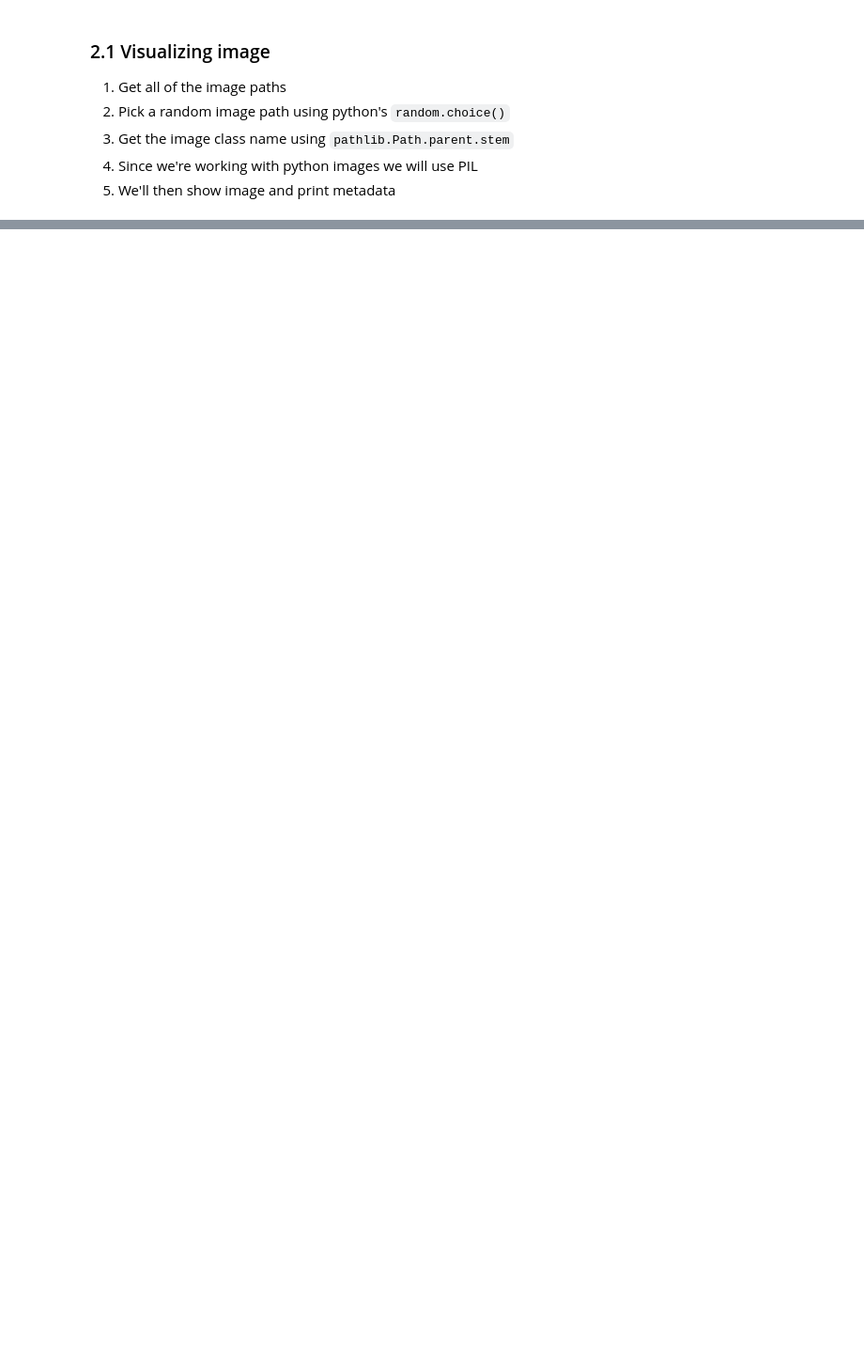
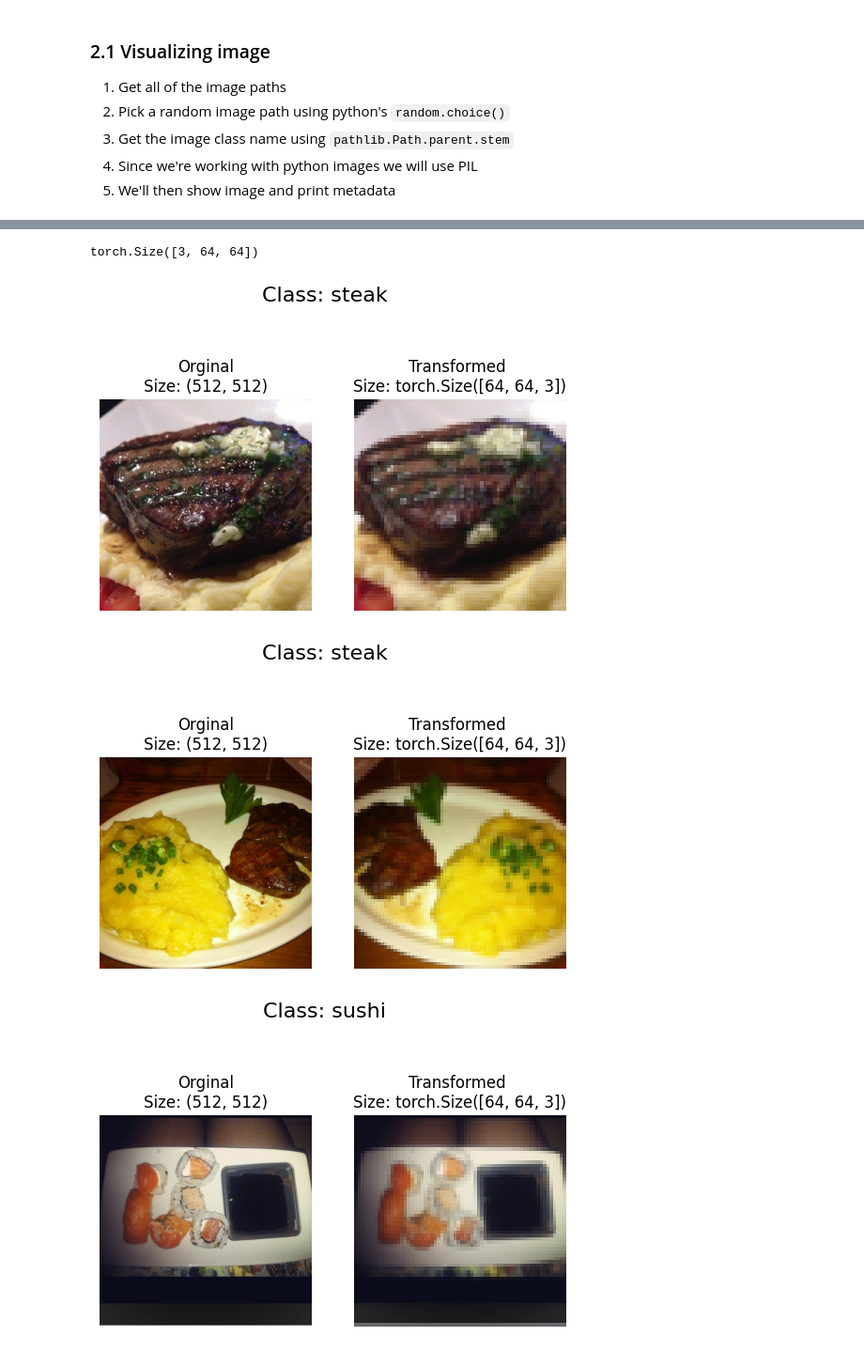
Before and after one commit to rishabh-bhattad/pytorch_walkthrough, a Jupyter notebook: 04_pytorch_custom_dataset.ipynb, the cells around one changed output, grey strips where cells are left out. Shown at 94% size. Cells and saved outputs as stored; diff of their text form; code cells hidden in the pictures; blank space fills up the shorter version.

```diff
--- a/04_pytorch_custom_dataset.ipynb
+++ b/04_pytorch_custom_dataset.ipynb
@@ -163,0 +154,46 @@ plt.axis(False)
+# %%
+# Write a transform for image
+data_transform = transforms.Compose([
+    # Resize images to 64, 64
+    transforms.Resize(size=(64, 64)),
+    # Flip the images
+    transforms.RandomHorizontalFlip(p=0.5), # probability of flip = 0.5 = 50%
+    # Turn the image into Tensor
+    transforms.ToTensor() # this also converts all pixel values from 0 to 255 to be between 0.0 and 1.0
+])
+# %%
+data_transform(img).shape
+# %% [output]
+torch.Size([3, 64, 64])
+# %%
+def plot_transformed_images(image_paths: list, transform, n=3, seed=None):
+  """
+  Select random images from a path of images and load/transforms them and then plot the original vs transformed images
+  """
+  if seed:
+    random.seed(seed)
+  random_image_paths = random.sample(image_paths, k=n)
+  for image_path in random_image_paths:
+    with Image.open(image_path) as f:
+      fig, ax = plt.subplots(nrows = 1, ncols = 2)
+      ax[0].imshow(f)
+      ax[0].set_title(f"Orginal\nSize: {f.size}")
+      ax[0].axis(False)
+
+      # Transform and plot target image
+      # transformed_image = transform(f)
+      transformed_image = transform(f).permute(1, 2, 0) # this will error out. As we need to change the shape to plot it. Tensors make it CHW, but plotting needs HWC
+      ax[1].imshow(transformed_image)
+      ax[1].set_title(f"Transformed \nSize: {transformed_image.shape}")
+      ax[1].axis(False)
+
+      fig.suptitle(f"Class: {image_path.parent.stem}", fontsize=16)
+
+plot_transformed_images(image_paths=image_path_list,
+                        transform=data_transform,
+                        n=3,
+                        seed=42)
+# %% [output]
+[figure, added]
+[figure, added]
+[figure, added]
```
Also changed, not shown: parts of 25 cells of this notebook.
